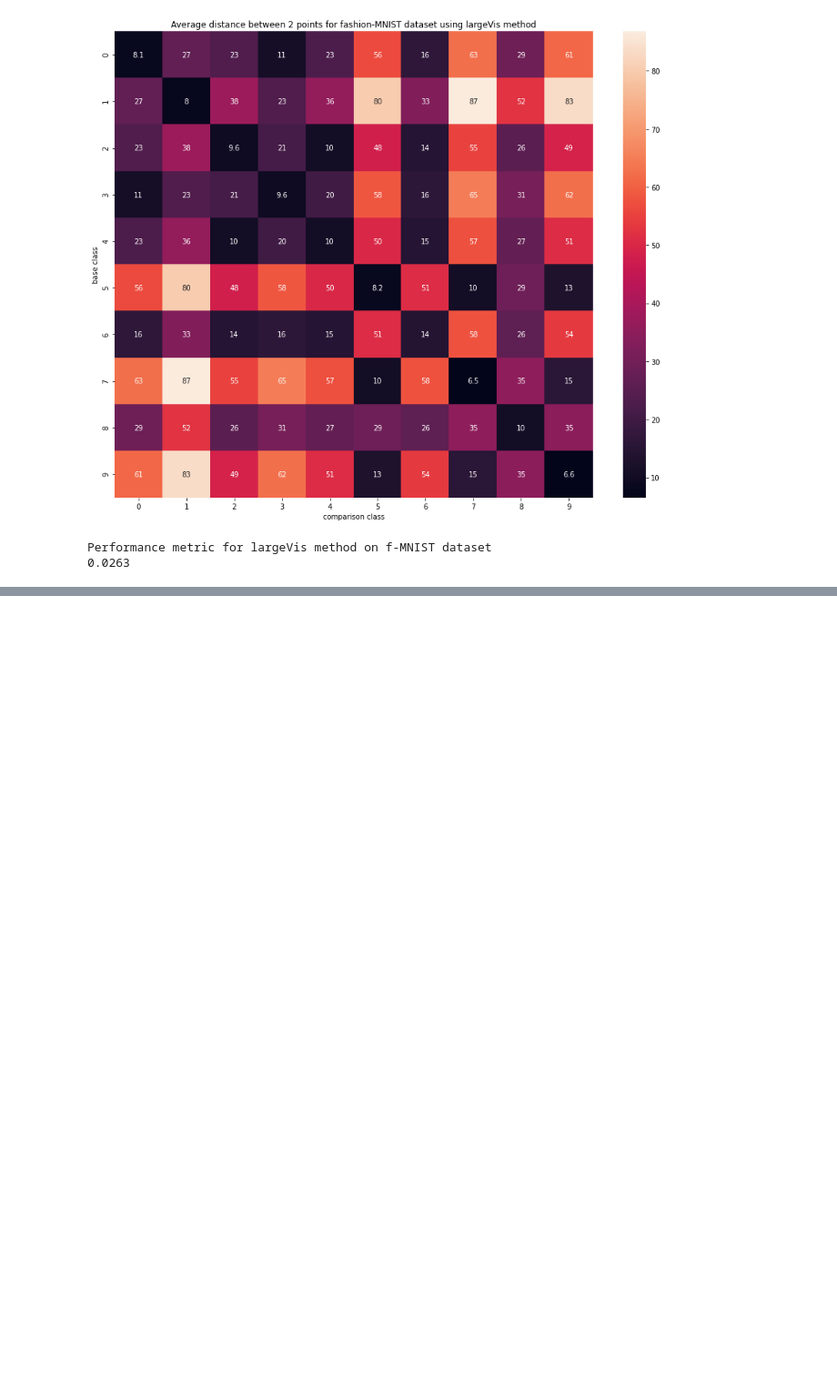
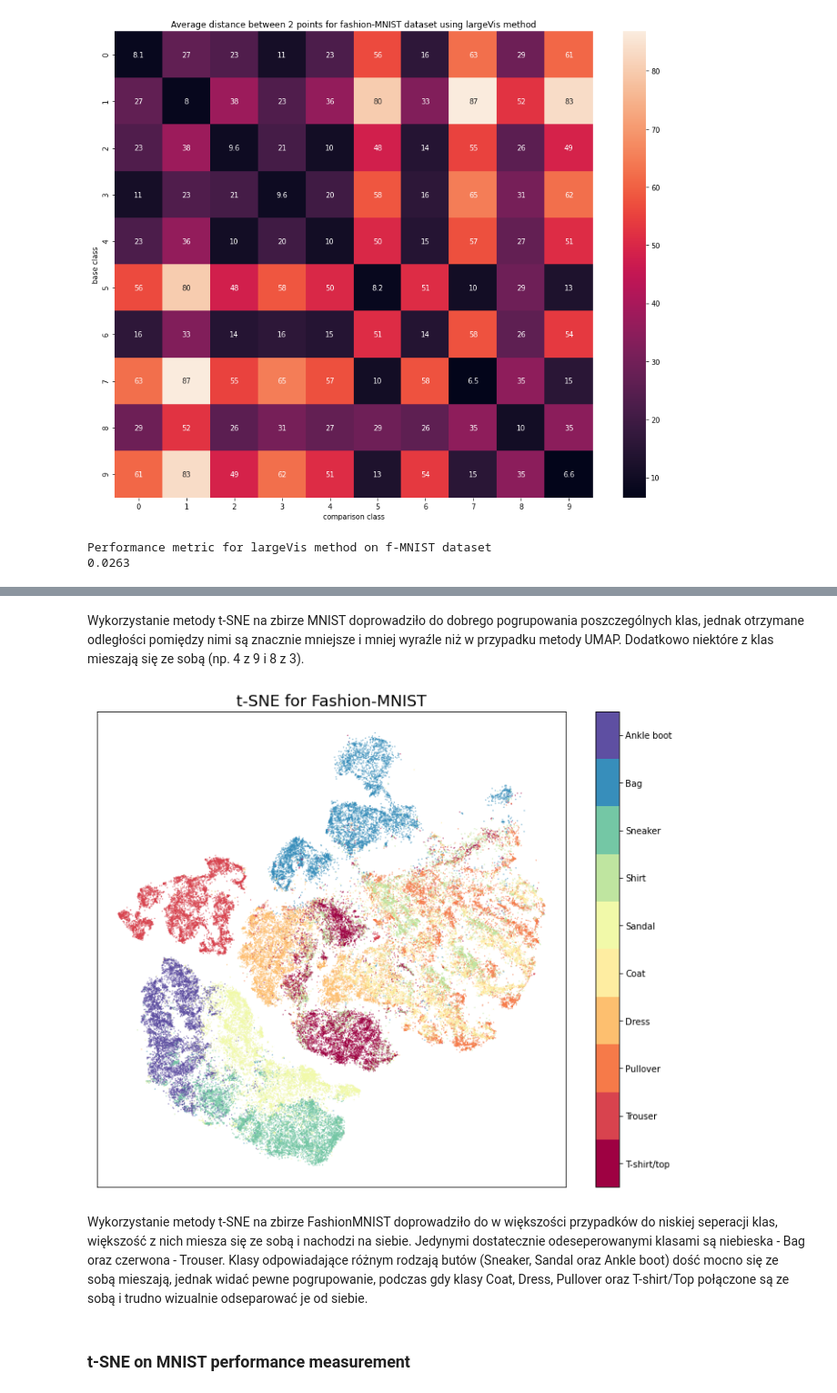
Before and after one commit to Vergenter/DataEmbeddingandVisualization, a Jupyter notebook: umap_largevis.ipynb, the cells around one changed output, grey strips where cells are left out. Shown at 91% size. Drawn from its saved outputs; the diff is of its cells as text; code cells hidden in the pictures; blank space fills up the shorter version.

```diff
--- a/umap_largevis.ipynb
+++ b/umap_largevis.ipynb
@@ -296,0 +326,13 @@ Performance metric for largeVis method on f-MNIST dataset
+# %% [markdown]
+Wykorzystanie metody t-SNE na zbirze MNIST doprowadziło do dobrego pogrupowania poszczególnych klas, jednak otrzymane odległości pomiędzy nimi są znacznie mniejsze i mniej wyraźle niż w przypadku metody UMAP. Dodatkowo niektóre z klas mieszają się ze sobą (np. 4 z 9 i 8 z 3).
+# %%
+reducer_tsne_fmnist = TSNE(n_components=2, metric='euclidean', perplexity=40)
+embedding_fmnist_tsne = reducer_tsne_fmnist.fit_transform(fmnist.data)
+
+tsne_vis(embedding_fmnist_tsne, fmnist.target, 'Fashion-MNIST', custom_labels=fmnist_names)
+# %% [output]
+[figure, added]
+# %% [markdown]
+Wykorzystanie metody t-SNE na zbirze FashionMNIST doprowadziło do w większości przypadków do niskiej seperacji klas, większość z nich miesza się ze sobą i nachodzi na siebie. Jedynymi dostatecznie odeseperowanymi klasami są niebieska - Bag oraz czerwona - Trouser. Klasy odpowiadające różnym rodzają butów (Sneaker, Sandal oraz Ankle boot) dość mocno się ze sobą mieszają, jednak widać pewne pogrupowanie, podczas gdy klasy Coat, Dress, Pullover oraz T-shirt/Top połączone są ze sobą i trudno wizualnie odseparować je od siebie.
+# %% [markdown]
+### t-SNE on MNIST performance measurement
```
Also changed, not shown: parts of 12 cells of this notebook.
